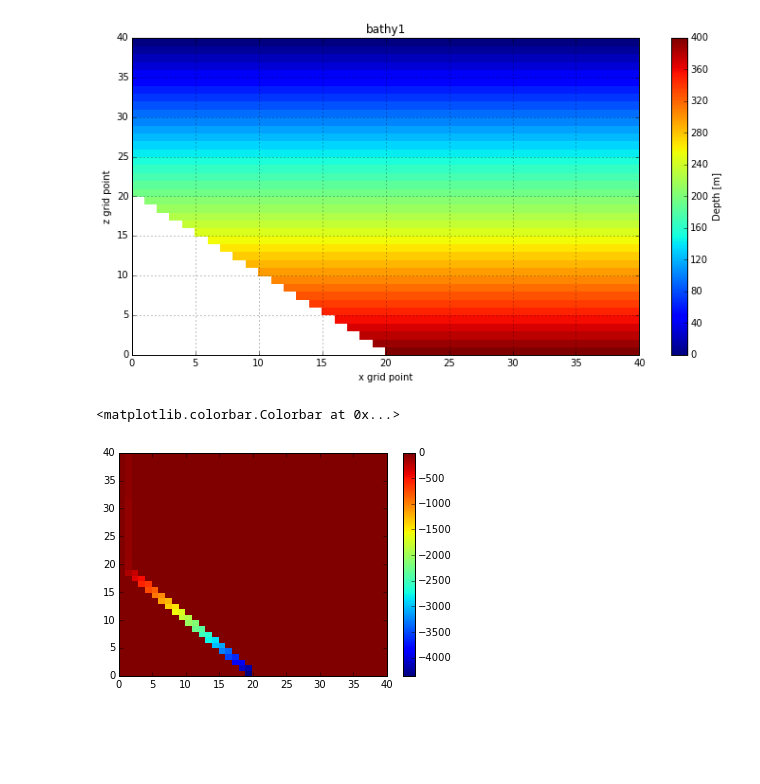
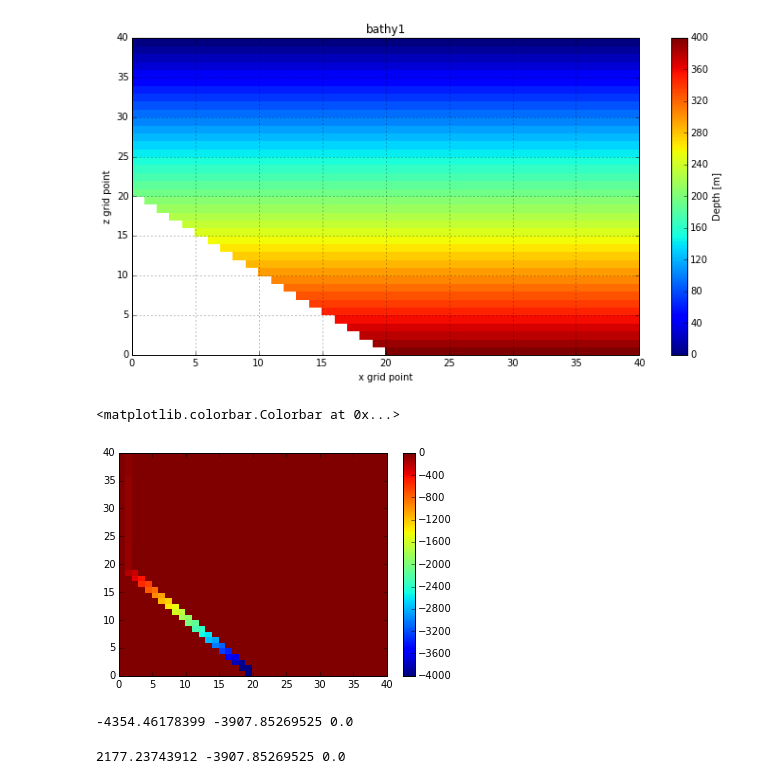
Before and after one commit to jieliu920608/Lab7Assignment, a Jupyter notebook: Project.ipynb, the cells around one changed output. Drawn from its saved outputs; the diff is of its cells as text; code cells hidden in the pictures; blank space fills up the shorter version.

```diff
--- a/Project.ipynb
+++ b/Project.ipynb
@@ -111,11 +111,19 @@ def initial_conditions(psi):
     return psi
 # %%
 psi = initial_conditions(psi)
-plt.pcolormesh(psi)
+plt.pcolormesh(psi,vmin=-4000, vmax=0)
 plt.colorbar()
 # %% [output]
 <matplotlib.colorbar.Colorbar at 0x...>
-[figure, old version]
+[figure, new version]
+# %%
+print (psi[0,19],psi[2,18],psi[2,19])
+# %% [output]
+-4354.46178399 -3907.85269525 0.0
+# %%
+print (psi[0,19],psi[2,18],psi[2,19])
+# %% [output]
+2177.23743912 -3907.85269525 0.0
 # %%
 def boundary_conditions(psi):
     """Set the boundary condition values.
```
Also changed, not shown: parts of 13 cells of this notebook.
